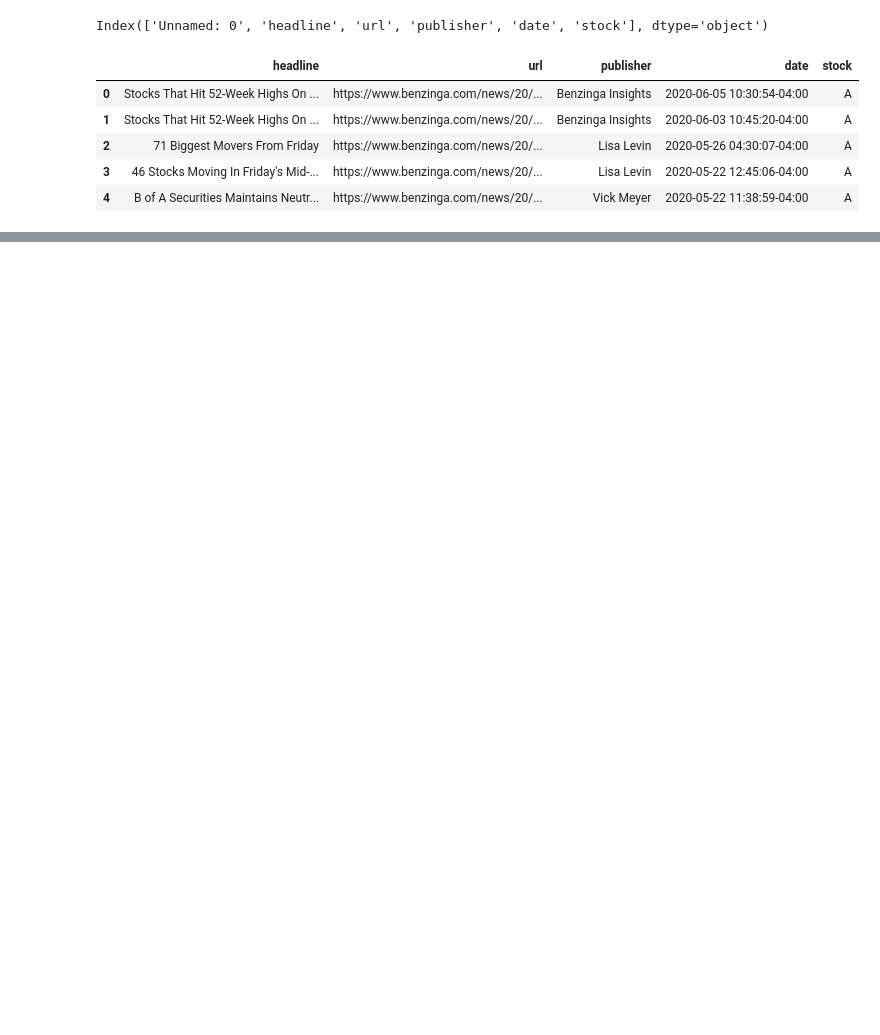
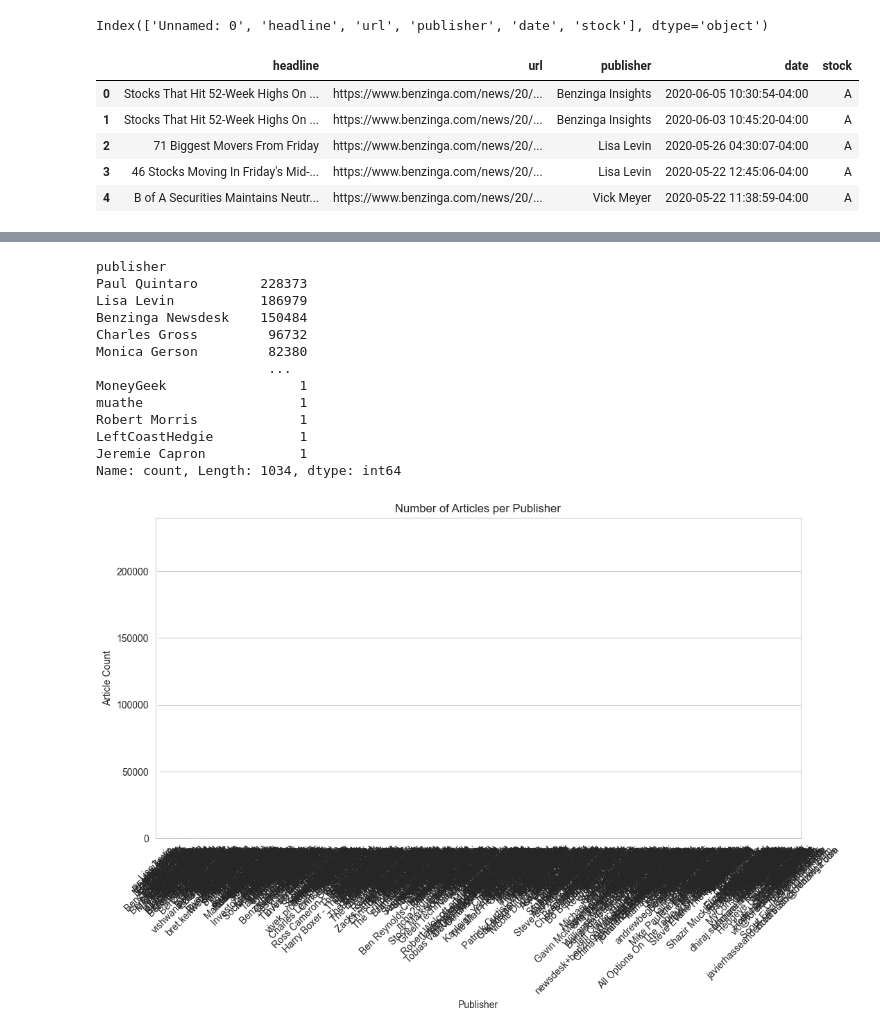
Before and after one commit to Wakgari-Eshetu/weekone, a Jupyter notebook: notebooks/chekc.ipynb, the cells around one changed output, grey strips where cells are left out. Drawn from its saved outputs; the diff is of its cells as text; code cells hidden in the pictures; blank space fills up the shorter version.

```diff
--- a/notebooks/chekc.ipynb
+++ b/notebooks/chekc.ipynb
@@ -49,0 +162,29 @@ df.head()
+# %%
+#1.2 Publisher Analysis with Visualizations
+# Count articles per publisher
+publisher_counts = df['publisher'].value_counts()
+print(publisher_counts)
+
+# Visualize top publishers
+plt.figure(figsize=(12,6))
+sns.barplot(x=publisher_counts.index, y=publisher_counts.values)
+plt.xticks(rotation=45)
+plt.title("Number of Articles per Publisher")
+plt.ylabel("Article Count")
+plt.xlabel("Publisher")
+plt.show()
+# %% [output]
+publisher
+Paul Quintaro        228373
+Lisa Levin           186979
+Benzinga Newsdesk    150484
+Charles Gross         96732
+Monica Gerson         82380
+                      ...
+MoneyGeek                 1
+muathe                    1
+Robert Morris             1
+LeftCoastHedgie           1
+Jeremie Capron            1
+Name: count, Length: 1034, dtype: int64
+[figure, added]
```
Also changed, not shown: parts of 9 cells of this notebook.
